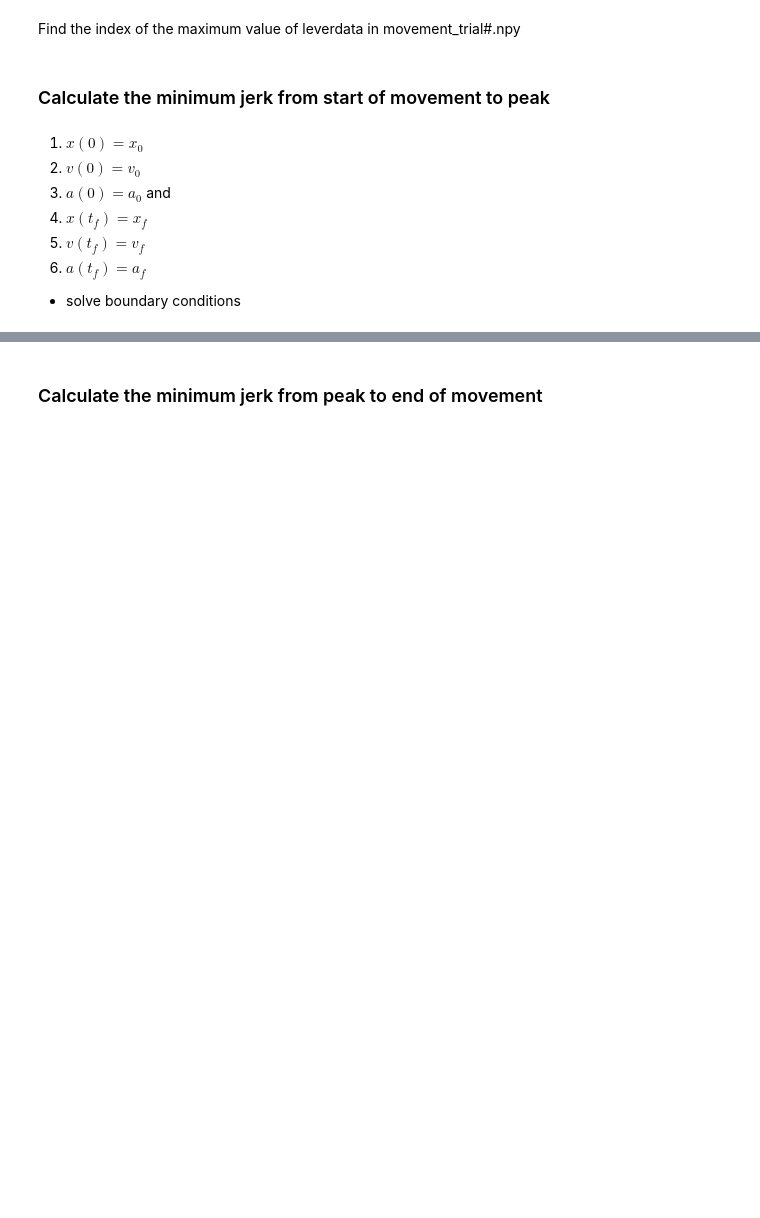
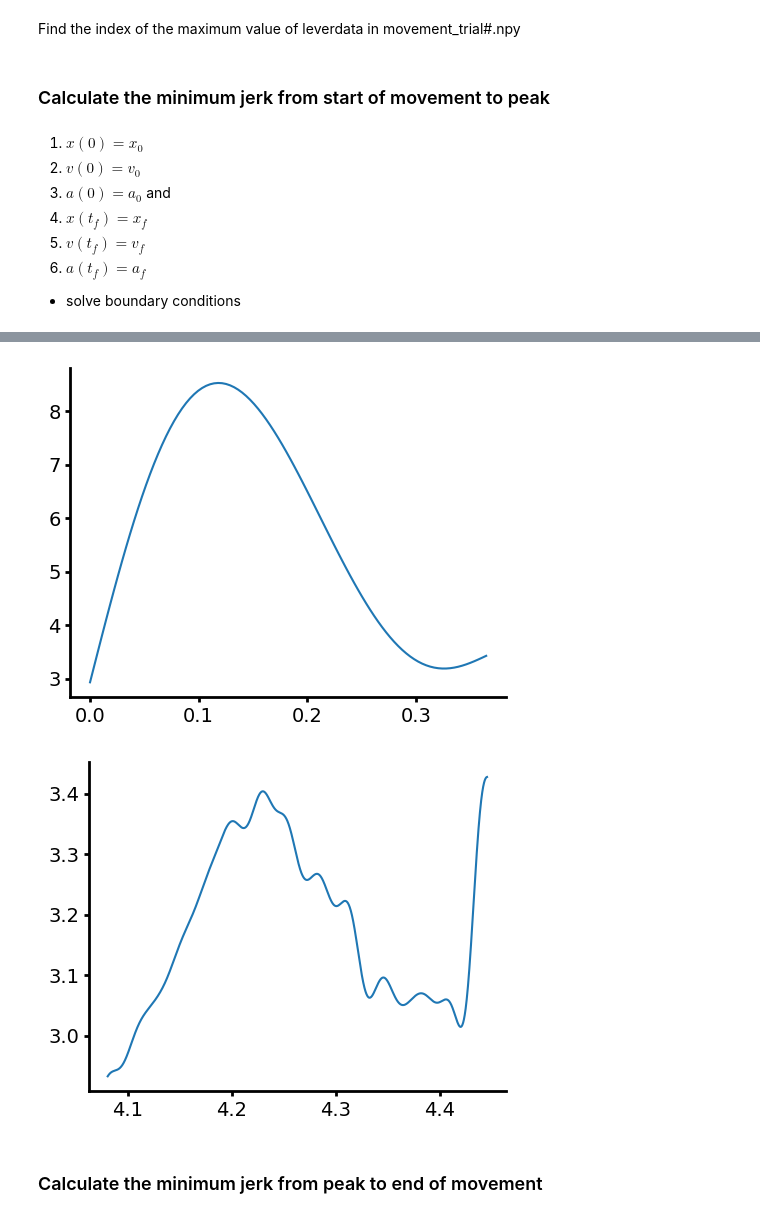
Before and after one commit to paulazoo/behavior, a Jupyter notebook: analysis/Jerk.ipynb, the cells around one changed output, grey strips where cells are left out. Saved outputs shown, nothing was run; the diff lists cells and outputs as text; code cells hidden in the pictures; blank space fills up the shorter version.

```diff
--- a/analysis/Jerk.ipynb
+++ b/analysis/Jerk.ipynb
@@ -219,2 +232,13 @@ sample_times = np.fromfile(PreprocessLeverData_folder+"sample_times_trial"+str(t
+# %%
+t_input = np.linspace(0, tf, 100)
+smoothest_x = smoothest_x_function(smoothest_x_coefficients, t_input)
+plt.plot(t_input, smoothest_x)
+plt.show()
+
+plt.plot(sample_times[index_a:index_b], leverdata[index_a:index_b])
+plt.show()
+# %% [output]
+[figure, added]
+[figure, added]
 # %% [markdown]
 ### Calculate the minimum jerk from peak to end of movement
```
Also changed, not shown: parts of 4 cells of this notebook, 14 other files.
